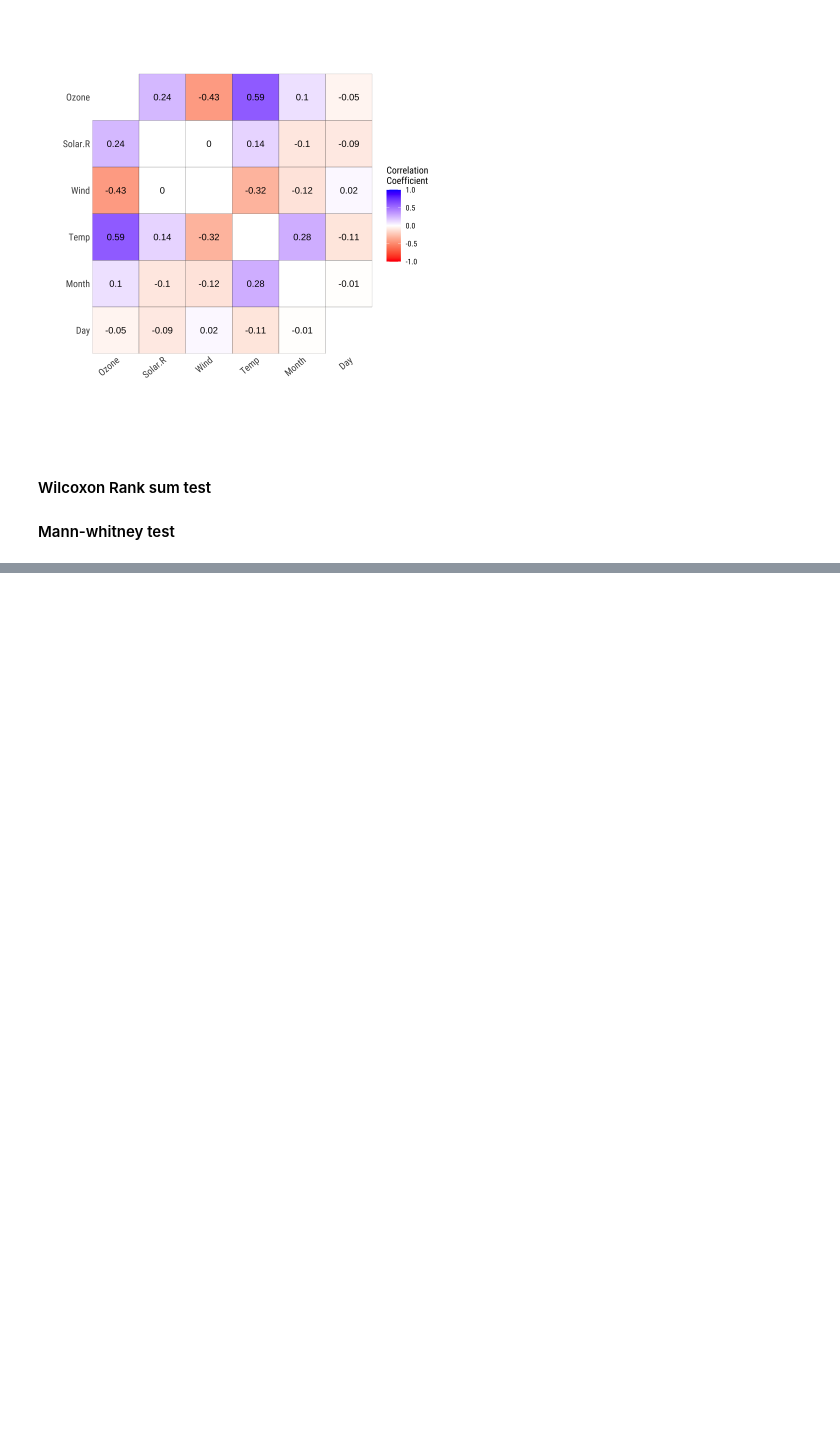
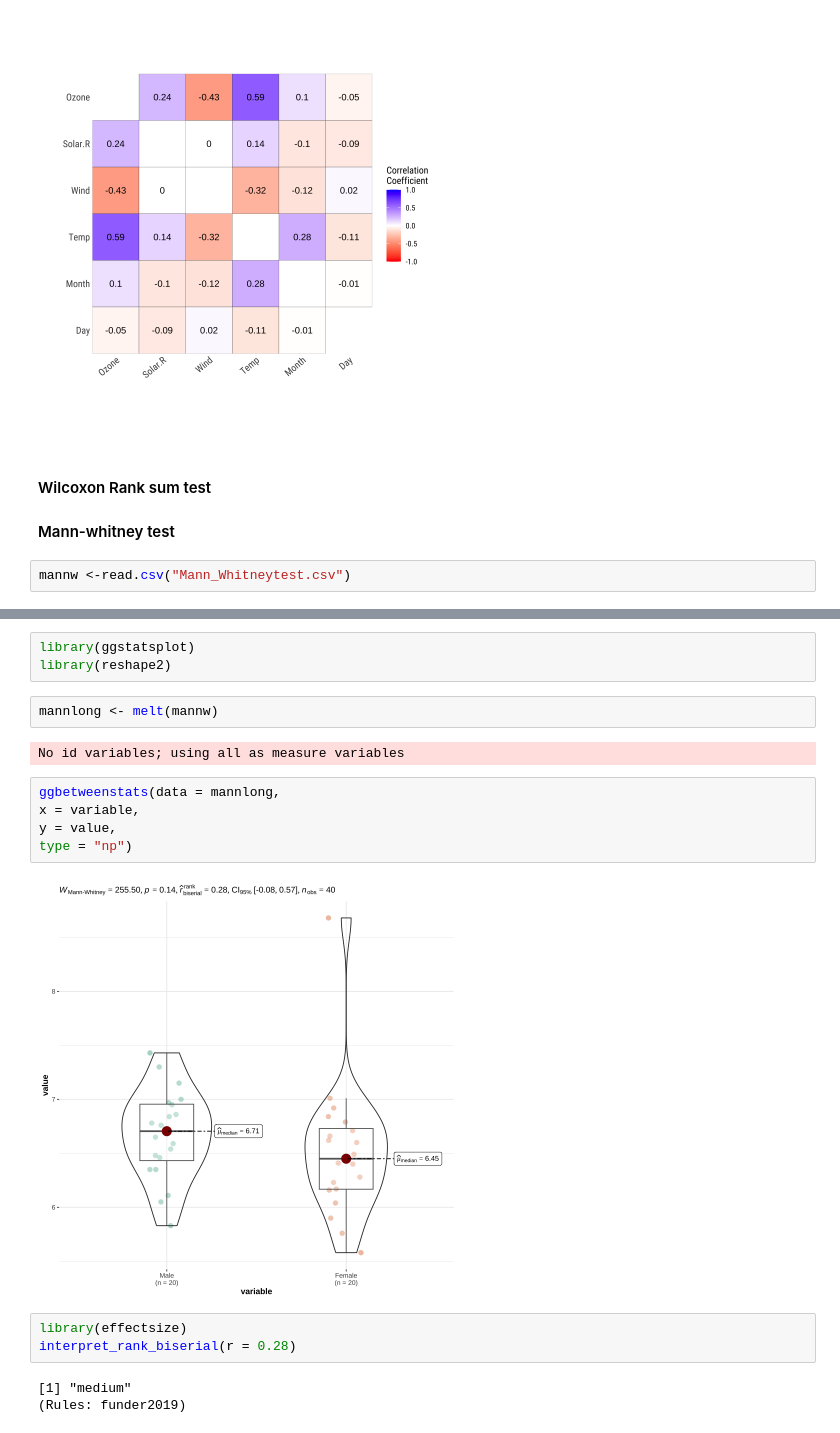
Before and after one commit to arunmhh/codeforytv, a Jupyter notebook: anovainR.ipynb, the cells around one changed output, grey strips where cells are left out. Saved outputs shown, nothing was run; the diff lists cells and outputs as text; blank space fills up the shorter version.

```diff
--- a/anovainR.ipynb
+++ b/anovainR.ipynb
@@ -765,3 +765,5 @@ Siehe help("Deprecated")”
 # %% [markdown]
 #### Wilcoxon Rank sum test ####
 #### Mann-whitney test ####
+# %%
+mannw <-read.csv("Mann_Whitneytest.csv")
@@ -767,0 +802,20 @@ Siehe help("Deprecated")”
+# %%
+library(ggstatsplot)
+library(reshape2)
+# %%
+mannlong <- melt(mannw)
+# %% [output]
+No id variables; using all as measure variables
+# %%
+ggbetweenstats(data = mannlong,
+x = variable,
+y = value,
+type = "np")
+# %% [output]
+[figure, added]
+# %%
+library(effectsize)
+interpret_rank_biserial(r = 0.28)
+# %% [output]
+[1] "medium"
+(Rules: funder2019)
```
Also changed, not shown: parts of 20 cells of this notebook, 3 other files.
